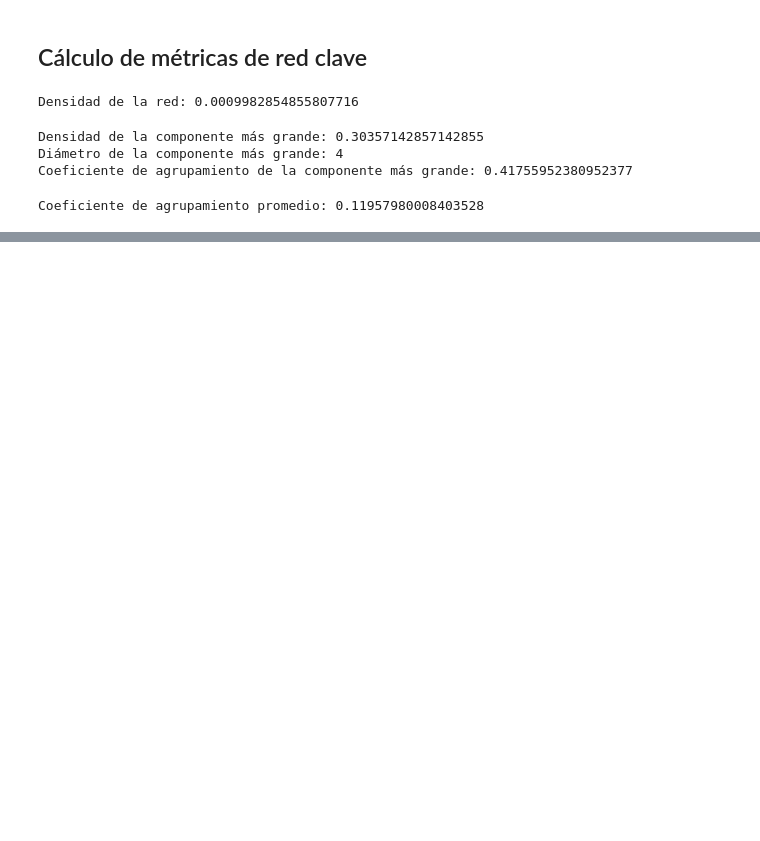
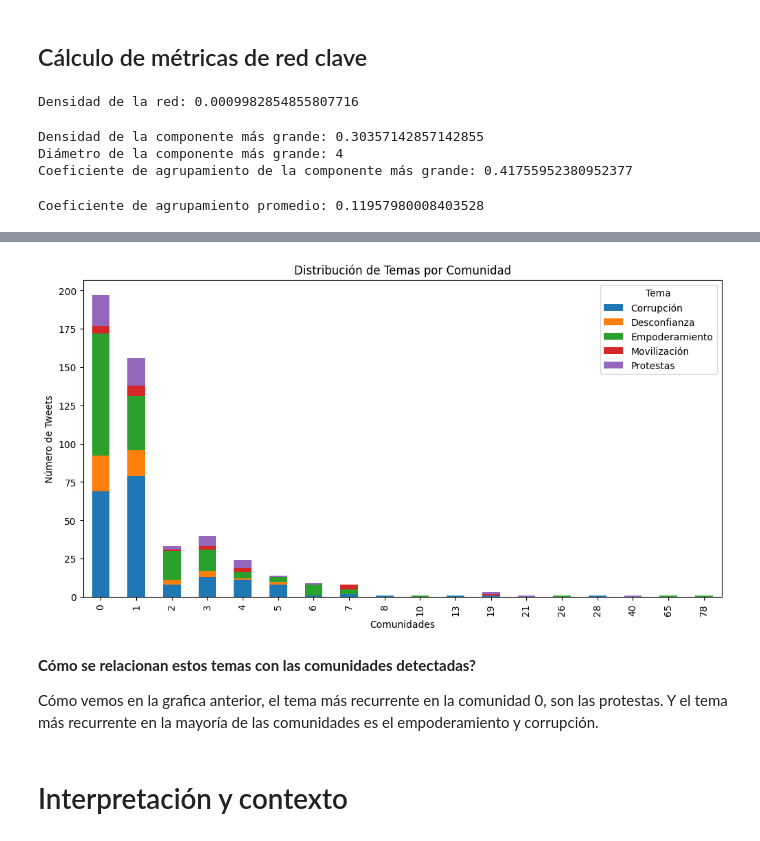
Before and after one commit to FerEsq/DL-Lab-07, a Jupyter notebook: lab7.ipynb, the cells around one changed output, grey strips where cells are left out. Cells and saved outputs as stored; diff of their text form; code cells hidden in the pictures; blank space fills up the shorter version.

```diff
--- a/lab7.ipynb
+++ b/lab7.ipynb
@@ -383,0 +666,24 @@ Coeficiente de agrupamiento promedio: 0.11957980008403528
+# %%
+def asignar_tema(tweet):
+    if "corruptos" in tweet:
+        return "Corrupción"
+    elif "bloqueos" in tweet:
+        return "Protestas"
+    elif "puede" in tweet:
+        return "Empoderamiento"
+    elif "fraude" in tweet:
+        return "Desconfianza"
+    elif "manifestaciones" in tweet:
+        return "Movilización"
+    else:
+        return None  # Devuelve None si no encaja en ninguna categoría
+
+# Asignar temas a los tweets
+df['tema'] = df['cleaned_content'].apply(asignar_tema)
+
+# Eliminar filas sin tema asignado (None)
+df = df[df['tema'].notnull()]
+# %%
+tema_counts = df.groupby(['community', 'tema']).size().unstack(fill_value=0)
+
+print(tema_counts)
@@ -383,0 +711,18 @@ Coeficiente de agrupamiento promedio: 0.11957980008403528
+# %%
+import matplotlib.pyplot as plt
+
+tema_counts.plot(kind='bar', stacked=True, figsize=(12, 6))
+plt.title('Distribución de Temas por Comunidad')
+plt.xlabel('Comunidades')
+plt.ylabel('Número de Tweets')
+plt.legend(title='Tema')
+plt.show()
+# %% [output]
+[figure, added]
+# %% [markdown]
+**Cómo se relacionan estos temas con las comunidades
+detectadas?**
+
+Cómo vemos en la grafica anterior, el tema más recurrente en la comunidad 0, son las protestas. Y el tema más recurrente en la mayoría de las comunidades es el empoderamiento y corrupción.
+# %% [markdown]
+# Interpretación y contexto
```
Also changed, not shown: parts of 29 cells of this notebook, 1 other file.
